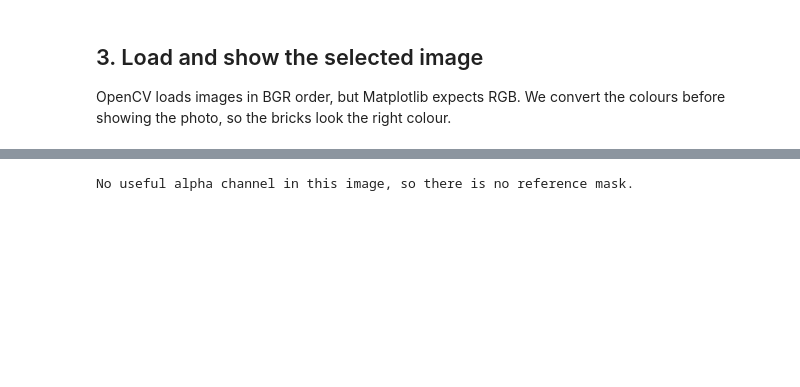
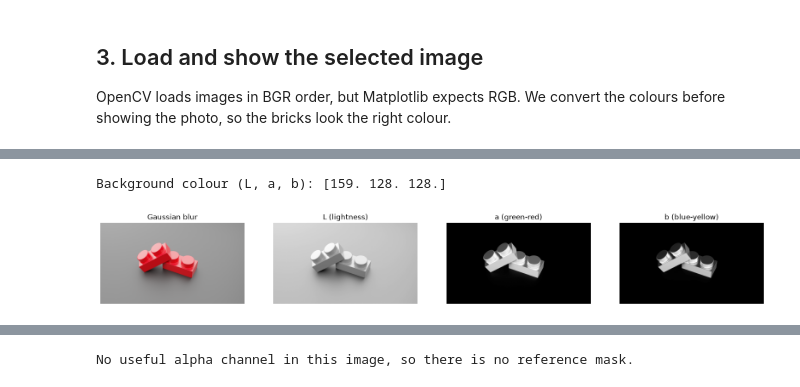
Before and after one commit to c21392231v2/Image_Processing_Project, a Jupyter notebook: lego_inventory.ipynb, the cells around one changed output, grey strips where cells are left out. Cells and saved outputs as stored; diff of their text form; code cells hidden in the pictures; blank space fills up the shorter version.

```diff
--- a/lego_inventory.ipynb
+++ b/lego_inventory.ipynb
@@ -151,0 +88,32 @@ This only works if the alpha channel has transparent pixels. Some images have an
+# %%
+def get_border_pixels(image):
+    # Pixels along the four edges of the image (works for 1 or 3 channels).
+    return np.concatenate([image[0, :], image[-1, :], image[:, 0], image[:, -1]])
+
+
+def lab_and_background(image_bgr):
+    # --- Smoothing, then conversion to Lab ---
+    # float32 lets us subtract colours without 8-bit values wrapping around.
+    blurred = cv2.GaussianBlur(image_bgr, (5, 5), 0)
+    lab = cv2.cvtColor(blurred, cv2.COLOR_BGR2LAB).astype(np.float32)
+
+    # --- Background colour: median (L, a, b) of the border pixels ---
+    background_lab = np.median(get_border_pixels(lab), axis=0)
+    return blurred, lab, background_lab
+
+
+image_blur, image_lab, background_lab = lab_and_background(image_bgr)
+print(f"Background colour (L, a, b): {background_lab}")
+
+fig, axes = plt.subplots(1, 4, figsize=(20, 4))
+axes[0].imshow(cv2.cvtColor(image_blur, cv2.COLOR_BGR2RGB))
+axes[0].set_title("Gaussian blur")
+for i, name in enumerate(["L (lightness)", "a (green-red)", "b (blue-yellow)"], start=1):
+    axes[i].imshow(image_lab[:, :, i - 1], cmap="gray")
+    axes[i].set_title(name)
+for ax in axes:
+    ax.axis("off")
+plt.show()
+# %% [output]
+Background colour (L, a, b): [159. 128. 128.]
+[figure, added]
```
Also changed, not shown: parts of 26 cells of this notebook, 16 other files.
